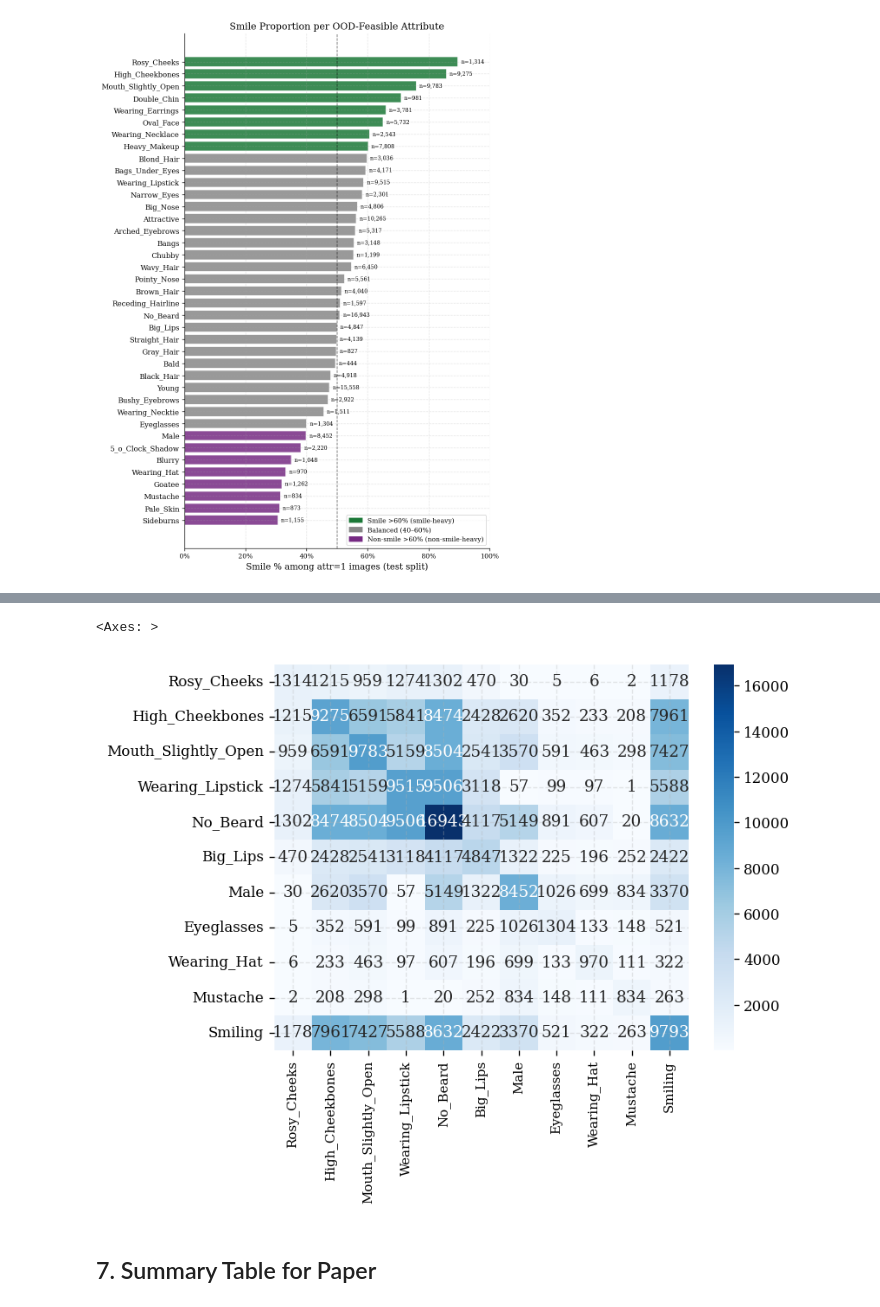
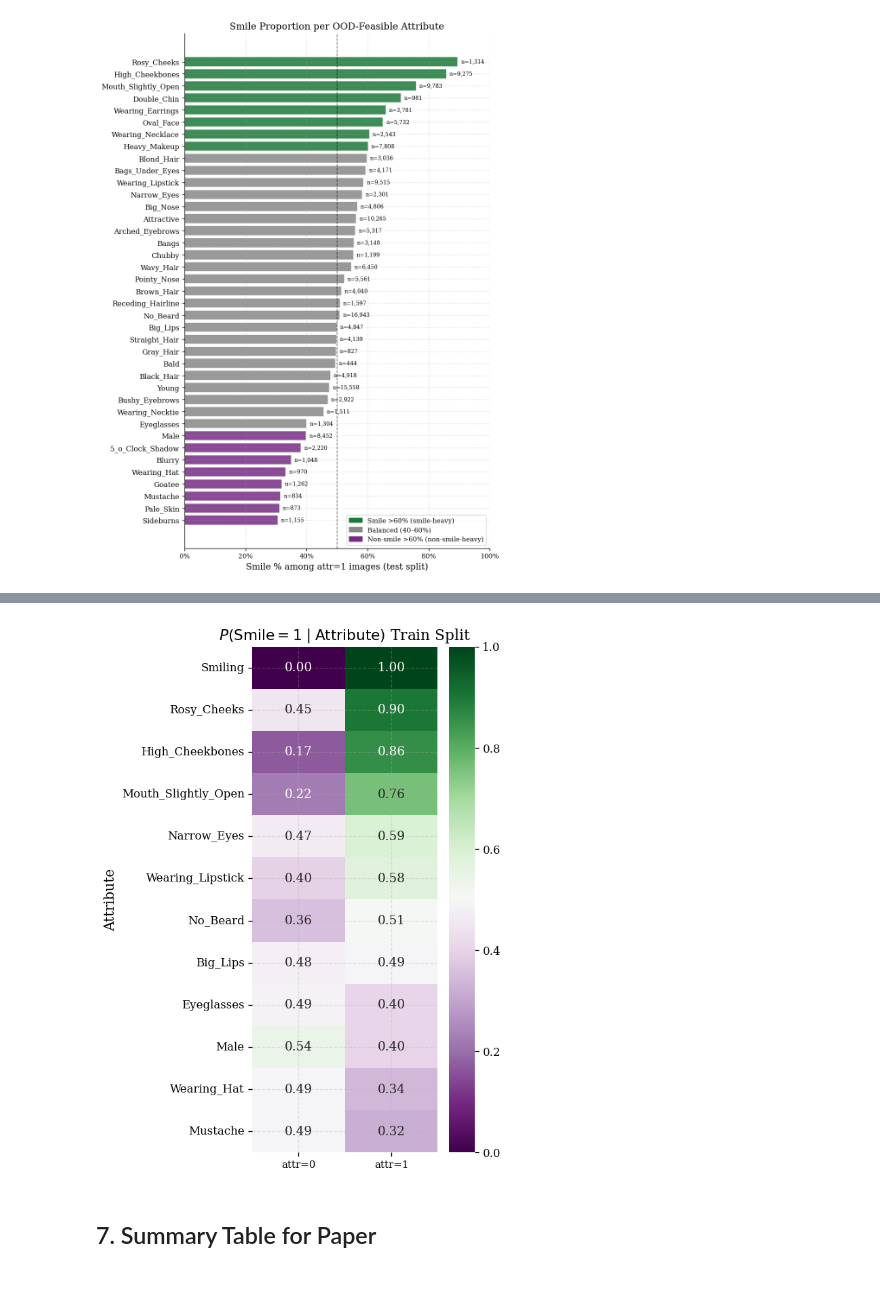
Before and after one commit to daniyaniazi/RandomizedSmothingmanifold, a Jupyter notebook: notebooks/Celeba_attribute_analysis.ipynb, the cells around one changed output, grey strips where cells are left out. Drawn from its saved outputs; the diff is of its cells as text; code cells hidden in the pictures.

```diff
--- a/notebooks/Celeba_attribute_analysis.ipynb
+++ b/notebooks/Celeba_attribute_analysis.ipynb
@@ -364,24 +537,51 @@ plt.show()
-# %%
-# To verify,
-
-count_mat = np.zeros((len(top_attrs), len(top_attrs)))
-
-for i, a in enumerate(top_attrs):
-    for j, b in enumerate(top_attrs):
-        count_mat[i,j] = ((df_test[a]==1) & (df_test[b]==1)).sum()
-
-
-sns.heatmap(
-    count_mat,
-    annot=True,
-    fmt=".0f",
-    cmap="Blues",
-    xticklabels=top_attrs,
-    yticklabels=top_attrs
-)
-# %% [output]
-<Axes: >
-[figure, removed]
+# %%
+ood_attrs = [
+    "No_Beard",
+    "Mouth_Slightly_Open",
+    "Wearing_Lipstick",
+    "High_Cheekbones",
+    "Male",
+    "Big_Lips",
+    "Narrow_Eyes",
+    "Rosy_Cheeks",
+    "Eyeglasses",
+    "Wearing_Hat",
+    "Mustache",
+    "Smiling"
+]
+
+rows = []
+
+for attr in ood_attrs:
+    smile_if_1 = df_train[df_train[attr] == 1]["Smiling"].mean()
+    smile_if_0 = df_train[df_train[attr] == 0]["Smiling"].mean()
+
+    rows.append({
+        "Attribute": attr,
+        "attr=0": smile_if_0,
+        "attr=1": smile_if_1,
+    })
+
+heat_df = (
+    pd.DataFrame(rows)
+    .sort_values("attr=1", ascending=False)
+    .set_index("Attribute")
+)
+
+plt.figure(figsize=(5,7))
+sns.heatmap(
+    heat_df,
+    annot=True,
+    fmt=".2f",
+    cmap="PRGn",
+    vmin=0,
+    vmax=1
+)
+plt.title(r"$P(\mathrm{Smile}=1 \mid \mathrm{Attribute})$ Train Split")
+plt.tight_layout()
+plt.show()
+# %% [output]
+[figure, added]
 # %% [markdown]
 ## 7. Summary Table for Paper
 # %%
```
Also changed, not shown: parts of 10 cells of this notebook, 5 other files.
